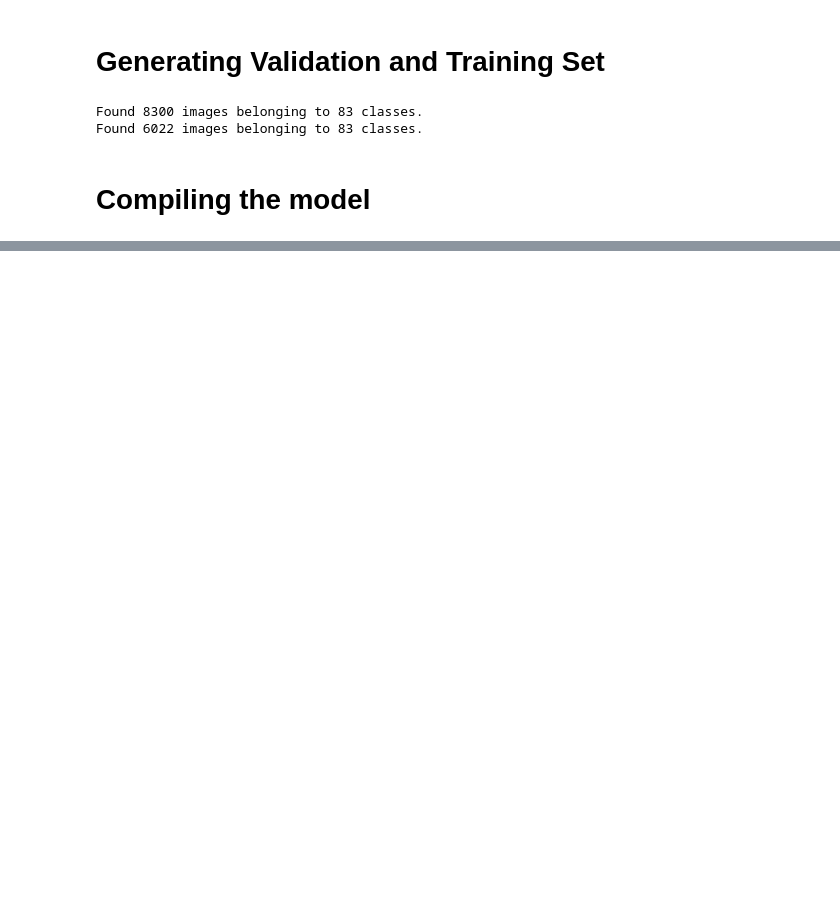
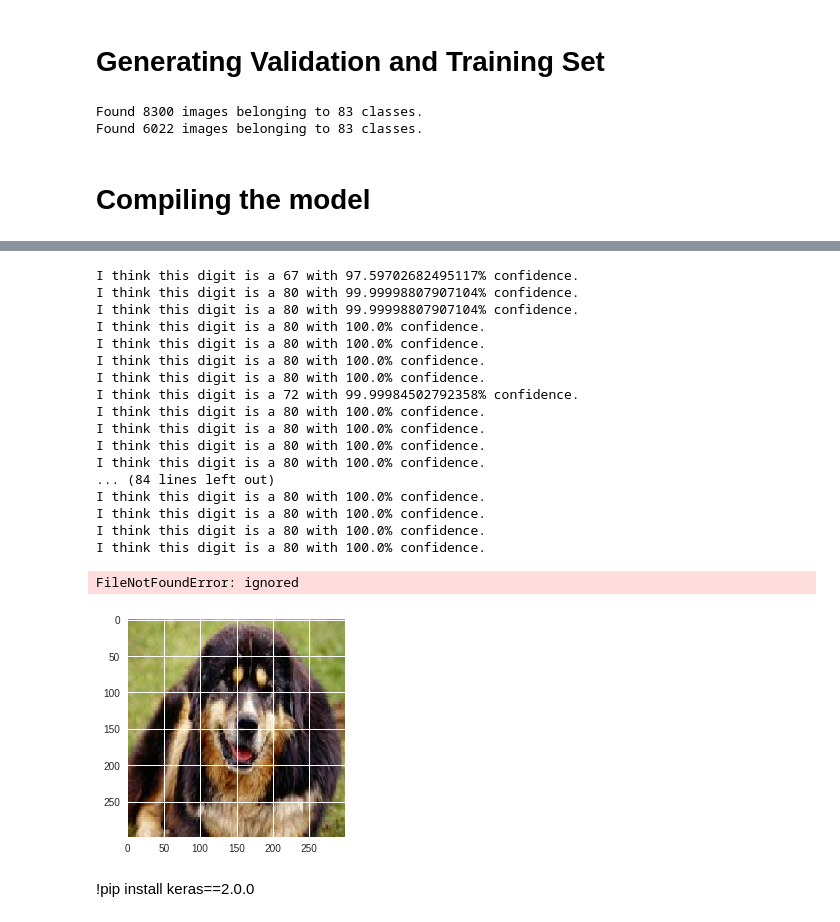
Before and after one commit to osvaldoxdjr/machine-learning-mo444-ic, a Jupyter notebook: Assingment #4/2018s1-mo444-assignment-04/dog_breeds.ipynb, the cells around one changed output, grey strips where cells are left out. Cells and saved outputs as stored; diff of their text form; code cells hidden in the pictures; blank space fills up the shorter version.

Commit message:
Added prediction

```diff
--- a/Assingment #4/2018s1-mo444-assignment-04/dog_breeds.ipynb
+++ b/Assingment #4/2018s1-mo444-assignment-04/dog_breeds.ipynb
@@ -178,13 +249,13 @@ model.compile(loss='categorical_crossentropy',
               optimizer=optimizers.RMSprop(lr=1e-4),
               metrics=['acc'])
 # Train the model
-history = model.fit_generator(
+model.fit_generator(
       train_generator,
       steps_per_epoch=train_generator.samples/train_generator.batch_size ,
-      epochs=10,
+      epochs=5,
       validation_data=validation_generator,
       validation_steps=validation_generator.samples/validation_generator.batch_size,
       verbose=1)
 
 # Save the model
-model.save('small_last4.h5')
+#model.save('small_last4.h5')
@@ -190,0 +302,63 @@ model.save('small_last4.h5')
+# %%
+from PIL import Image
+
+number = np.arange(120)
+
+for n in number:
+  if n < 10:
+    img = Image.open('MO444_dogs/train/80/80_000'+str(n)+'.jpg')
+  else:
+    Image.open('MO444_dogs/train/80/80_00'+str(n)+'.jpg')
+
+  img = img.resize((image_size[0],image_size[1]))
+
+  imshow(img)
+
+
+  #print(image_size)
+
+  arr = np.array(img)
+
+  #print(np.shape(arr))
+
+  arr = arr.reshape((image_size[0],image_size[1],3))
+  arr = np.expand_dims(arr, axis=0)
+
+  #print(arr)
+
+  arr = arr/255.0
+
+  #print(arr)
+
+  prediction = model.predict(arr)[0]
+  #print(prediction)
+
+  bestclass = ''
+  bestconf = -1
+  for n in range(83):
+    if (prediction[n] > bestconf):
+      bestclass = str(n)
+      bestconf = prediction[n]
+  print('I think this digit is a ' + bestclass + ' with ' + str(bestconf * 100) + '% confidence.')
+# %% [output]
+I think this digit is a 67 with 97.59702682495117% confidence.
+I think this digit is a 80 with 99.99998807907104% confidence.
+I think this digit is a 80 with 99.99998807907104% confidence.
+I think this digit is a 80 with 100.0% confidence.
+I think this digit is a 80 with 100.0% confidence.
+I think this digit is a 80 with 100.0% confidence.
+I think this digit is a 80 with 100.0% confidence.
+I think this digit is a 72 with 99.99984502792358% confidence.
+I think this digit is a 80 with 100.0% confidence.
+I think this digit is a 80 with 100.0% confidence.
+I think this digit is a 80 with 100.0% confidence.
+I think this digit is a 80 with 100.0% confidence.
+... (84 lines left out)
+I think this digit is a 80 with 100.0% confidence.
+I think this digit is a 80 with 100.0% confidence.
+I think this digit is a 80 with 100.0% confidence.
+I think this digit is a 80 with 100.0% confidence.
+FileNotFoundError: ignored
+[figure, added]
+# %% [markdown]
+!pip install keras==2.0.0
```
Also changed, not shown: parts of 14 cells of this notebook.
